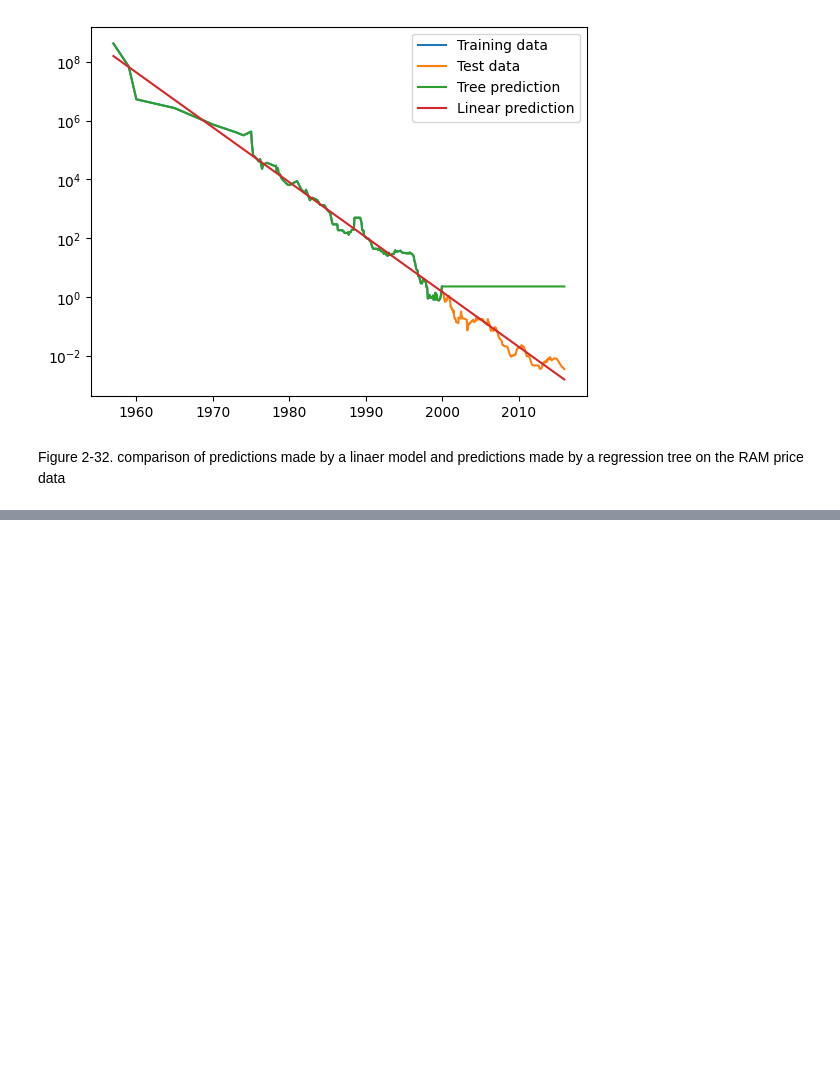
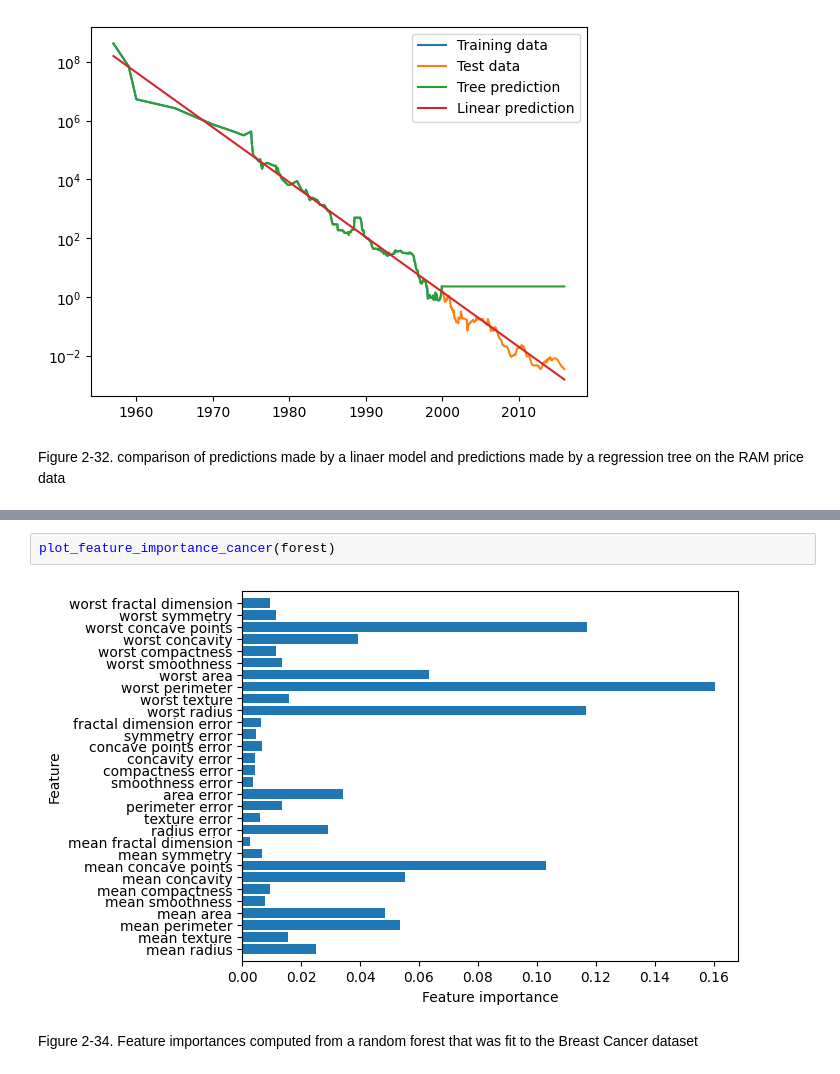
Before and after one commit to Youngsoo1024/Python_ML, a Jupyter notebook: Chap 2/ch2_test.ipynb, the cells around one changed output, grey strips where cells are left out. Cells and saved outputs as stored; diff of their text form; blank space fills up the shorter version.

```diff
--- a/Chap 2/ch2_test.ipynb
+++ b/Chap 2/ch2_test.ipynb
@@ -699,0 +746,6 @@ Figure 2-32. comparison of predictions made by a linaer model and predictions ma
+# %%
+plot_feature_importance_cancer(forest)
+# %% [output]
+[figure, added]
+# %% [markdown]
+Figure 2-34. Feature importances computed from a random forest that was fit to the Breast Cancer dataset
```
Also changed, not shown: parts of 27 cells of this notebook, 1 other file.
